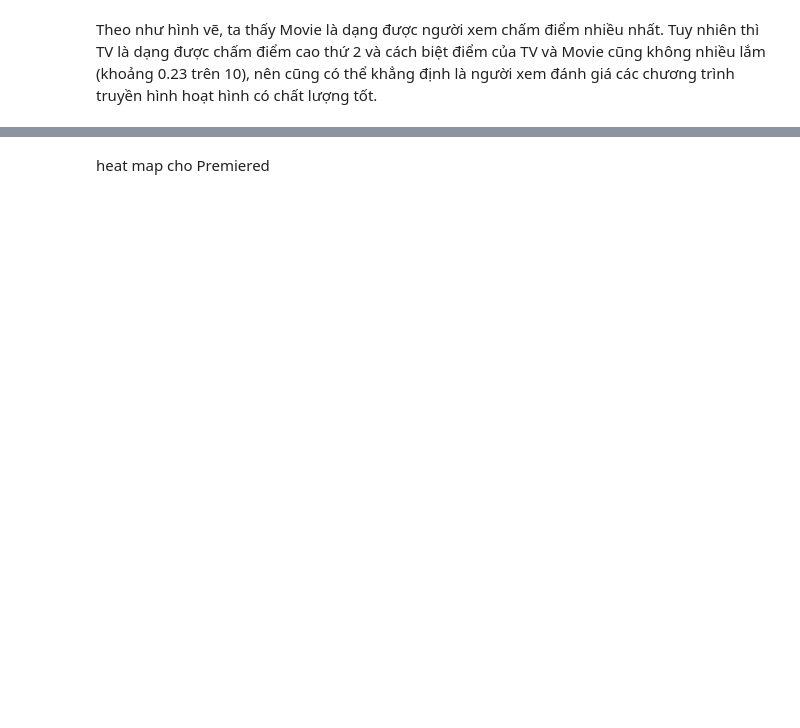
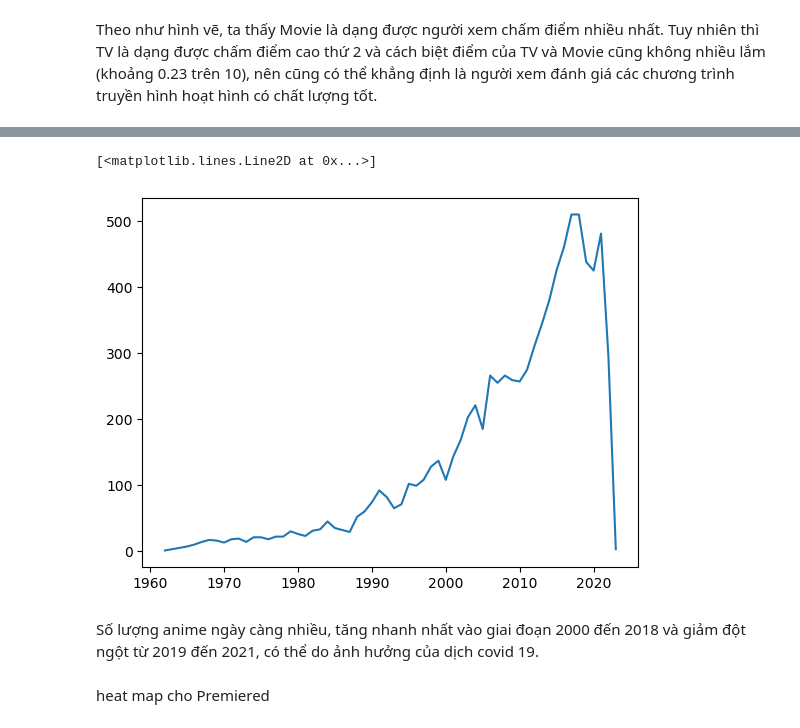
Before and after one commit to HuyHCMUS/DoAn_TH_LTKHDL, a Jupyter notebook: Tuyet_cau_hoi.ipynb, the cells around one changed output, grey strips where cells are left out. Saved outputs shown, nothing was run; the diff lists cells and outputs as text; code cells hidden in the pictures; blank space fills up the shorter version.

```diff
--- a/Tuyet_cau_hoi.ipynb
+++ b/Tuyet_cau_hoi.ipynb
@@ -14,6 +14,8 @@ from matplotlib import pyplot as plt
 Dữ liệu của chúng ta được lưu trong file 'Anime.csv'. Chúng ta sẽ đọc dữ liệu và lưu vào DataFrame `data_df`
 # %%
 data_df = pd.read_csv('anime_after_preproc.csv')
+data_df['Start_Aired'] = data_df['Start_Aired'].astype('datetime64')
+data_df['End_Aired'] = data_df['End_Aired'].astype('datetime64')
 data_df.head(5)
 # %% [output]
 |  | ID | Title | Synonyms | Japanese | English | Synopsis | Type | Episodes | Status | Start_Aired | ... |
@@ -70,0 +95,3 @@ Theo như hình vẽ, ta thấy TV là dạng có số lượt yêu thích trên
+# %%
+end_aired_df = data_df['End_Aired'].dt.year.value_counts().rename('Count').reset_index().sort_values('index')
+end_aired_df
@@ -71,2 +112,10 @@ Theo như hình vẽ, ta thấy TV là dạng có số lượt yêu thích trên
+# %%
+# end_aired_df.plot.line()
+plt.plot(end_aired_df['index'], end_aired_df.Count)
+# %% [output]
+[<matplotlib.lines.Line2D at 0x...>]
+[figure, added]
+# %% [markdown]
+Số lượng anime ngày càng nhiều, tăng nhanh nhất vào giai đoạn 2000 đến 2018 và giảm đột ngột từ 2019 đến 2021, có thể do ảnh hưởng của dịch covid 19.
 # %% [markdown]
 heat map cho Premiered
```
Also changed, not shown: parts of 6 cells of this notebook, 1 other file.
